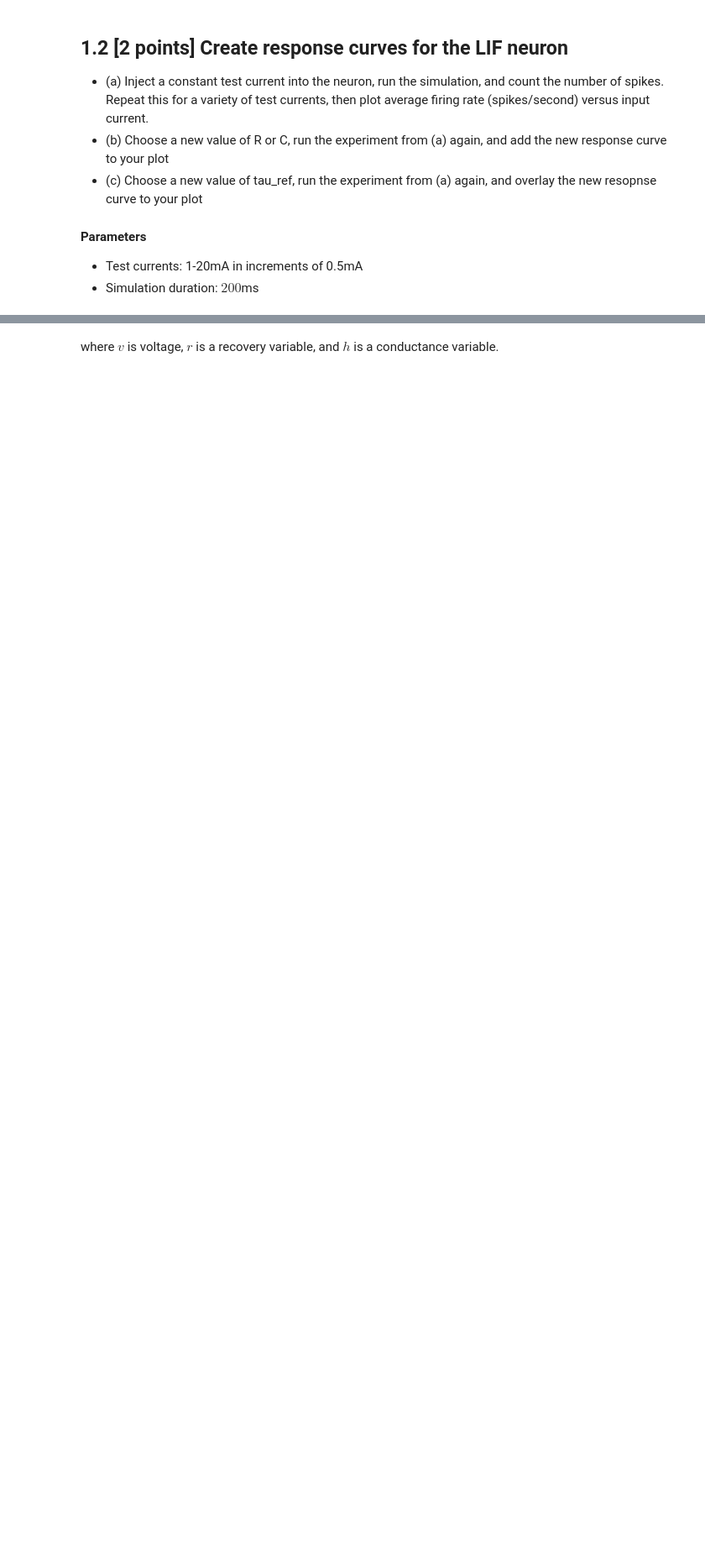
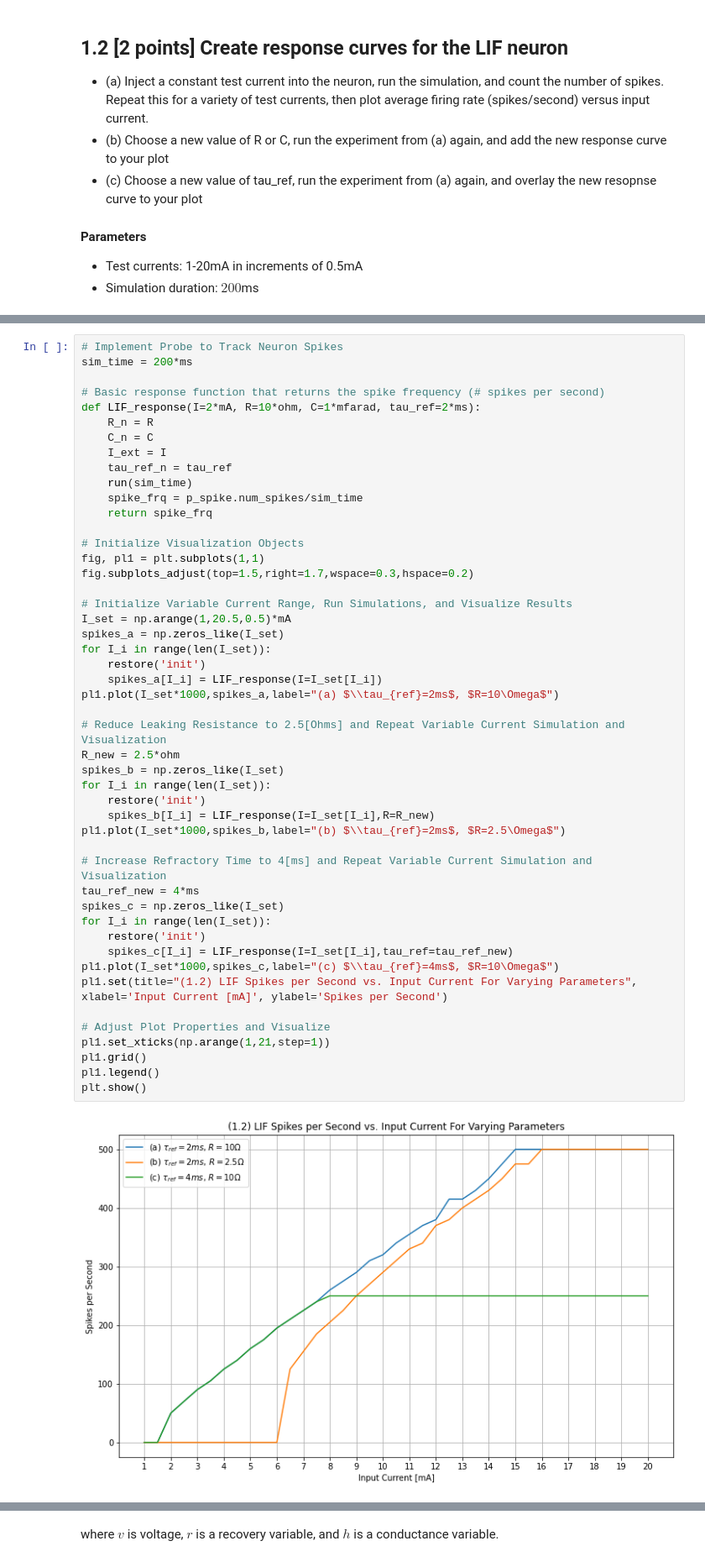
Before and after one commit to borealis31/SYDE552, a Jupyter notebook: Assignment 1/syde552-assignment1.ipynb, the cells around one changed output, grey strips where cells are left out. Shown at 84% size. Drawn from its saved outputs; the diff is of its cells as text; blank space fills up the shorter version.

```diff
--- a/Assignment 1/syde552-assignment1.ipynb
+++ b/Assignment 1/syde552-assignment1.ipynb
@@ -223,3 +234,53 @@ if $V>V_{thr}$:
+# %%
+# Implement Probe to Track Neuron Spikes
+sim_time = 200*ms
+
+# Basic response function that returns the spike frequency (# spikes per second)
+def LIF_response(I=2*mA, R=10*ohm, C=1*mfarad, tau_ref=2*ms):
+    R_n = R
+    C_n = C
+    I_ext = I
+    tau_ref_n = tau_ref
+    run(sim_time)
+    spike_frq = p_spike.num_spikes/sim_time
+    return spike_frq
+
+# Initialize Visualization Objects
+fig, pl1 = plt.subplots(1,1)
+fig.subplots_adjust(top=1.5,right=1.7,wspace=0.3,hspace=0.2)
+
+# Initialize Variable Current Range, Run Simulations, and Visualize Results
+I_set = np.arange(1,20.5,0.5)*mA
+spikes_a = np.zeros_like(I_set)
+for I_i in range(len(I_set)):
+    restore('init')
+    spikes_a[I_i] = LIF_response(I=I_set[I_i])
+pl1.plot(I_set*1000,spikes_a,label="(a) $\\tau_{ref}=2ms$, $R=10\Omega$")
+
+# Reduce Leaking Resistance to 2.5[Ohms] and Repeat Variable Current Simulation and Visualization
+R_new = 2.5*ohm
+spikes_b = np.zeros_like(I_set)
+for I_i in range(len(I_set)):
+    restore('init')
+    spikes_b[I_i] = LIF_response(I=I_set[I_i],R=R_new)
+pl1.plot(I_set*1000,spikes_b,label="(b) $\\tau_{ref}=2ms$, $R=2.5\Omega$")
+
+# Increase Refractory Time to 4[ms] and Repeat Variable Current Simulation and Visualization
+tau_ref_new = 4*ms
+spikes_c = np.zeros_like(I_set)
+for I_i in range(len(I_set)):
+    restore('init')
+    spikes_c[I_i] = LIF_response(I=I_set[I_i],tau_ref=tau_ref_new)
+pl1.plot(I_set*1000,spikes_c,label="(c) $\\tau_{ref}=4ms$, $R=10\Omega$")
+pl1.set(title="(1.2) LIF Spikes per Second vs. Input Current For Varying Parameters", xlabel='Input Current [mA]', ylabel='Spikes per Second')
+
+# Adjust Plot Properties and Visualize
+pl1.set_xticks(np.arange(1,21,step=1))
+pl1.grid()
+pl1.legend()
+plt.show()
+# %% [output]
+[figure, added]
 # %% [markdown]
 ## 1.3 [2 points] Add an adaptation term to the LIF neuron. Calculate the inter-spike-interval and plot it versus spike number to demonstrate adaptation.
  - Inter-spike-interval (ISI) is defined as the length of time between two spikes. To calculate it, compute the difference between the spike times returned from a BRIAN spike monitor
```
Also changed, not shown: parts of 24 cells of this notebook.
